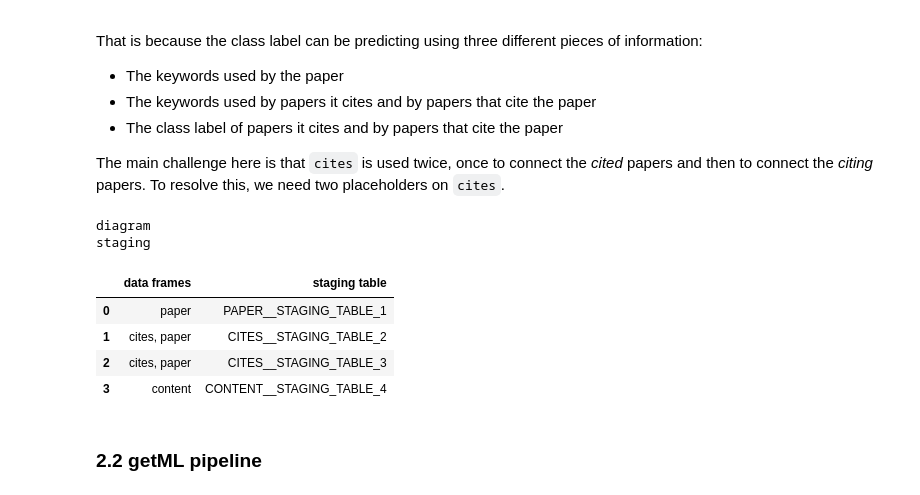
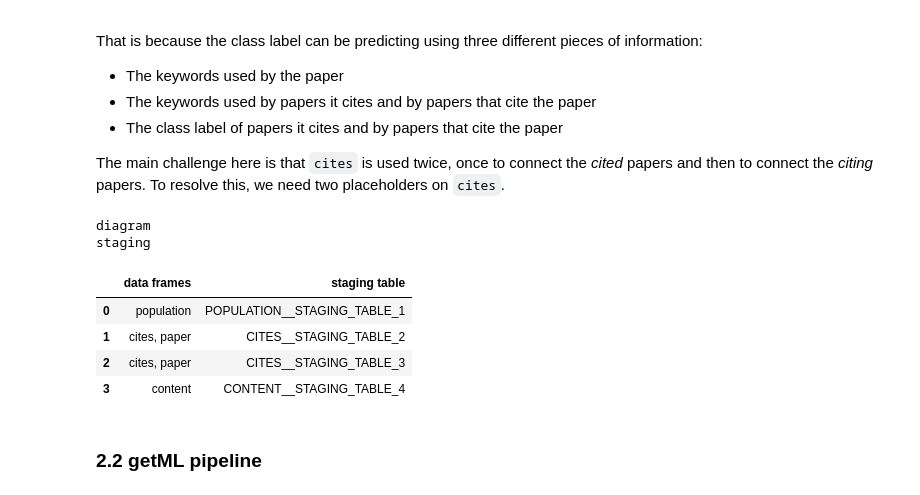
Before and after one commit to getml/getml-demo, a Jupyter notebook: cora.ipynb, the cells around one changed output. Cells and saved outputs as stored; diff of their text form; code cells hidden in the pictures.

```diff
--- a/cora.ipynb
+++ b/cora.ipynb
@@ -287,7 +290,7 @@ That is because the class label can be predicting using three different pieces o
 
 The main challenge here is that `cites` is used twice, once to connect the _cited_ papers and then to connect the _citing_ papers. To resolve this, we need two placeholders on `cites`.
 # %%
-dm = getml.data.DataModel(paper.to_placeholder())
+dm = getml.data.DataModel(paper.to_placeholder("population"))
 
 # We need two different placeholders for cites.
 dm.add(getml.data.to_placeholder(cites=[cites]*2, content=content, paper=paper))
@@ -307,34 +310,34 @@ dm.cites[0].join(
     on=('citing_paper_id', 'paper_id'),
     relationship=getml.data.relationship.many_to_one
 )
 
 dm.population.join(
     dm.cites[1],
     on=('paper_id', 'citing_paper_id')
 )
 
 dm.cites[1].join(
     dm.content,
     on=('cited_paper_id', 'paper_id')
 )
 
 dm.cites[1].join(
     dm.paper,
     on=('cited_paper_id', 'paper_id'),
     relationship=getml.data.relationship.many_to_one
 )
 
 dm.population.join(
     dm.content,
     on='paper_id'
 )
 
 dm
 # %% [output]
 diagram
 staging
 |  | data frames | staging table |
-| 0 | paper | PAPER__STAGING_TABLE_1 |
+| 0 | population | POPULATION__STAGING_TABLE_1 |
 | 1 | cites, paper | CITES__STAGING_TABLE_2 |
 | 2 | cites, paper | CITES__STAGING_TABLE_3 |
 | 3 | content | CONTENT__STAGING_TABLE_4 |
```
Also changed, not shown: parts of 22 cells of this notebook.
